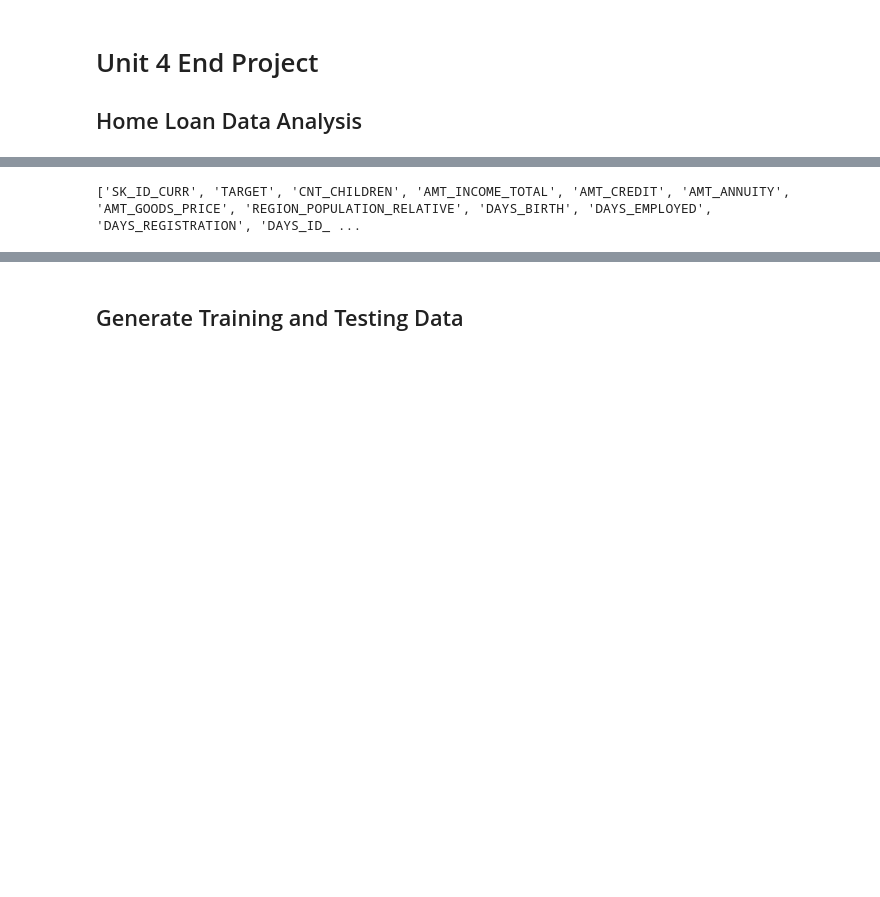
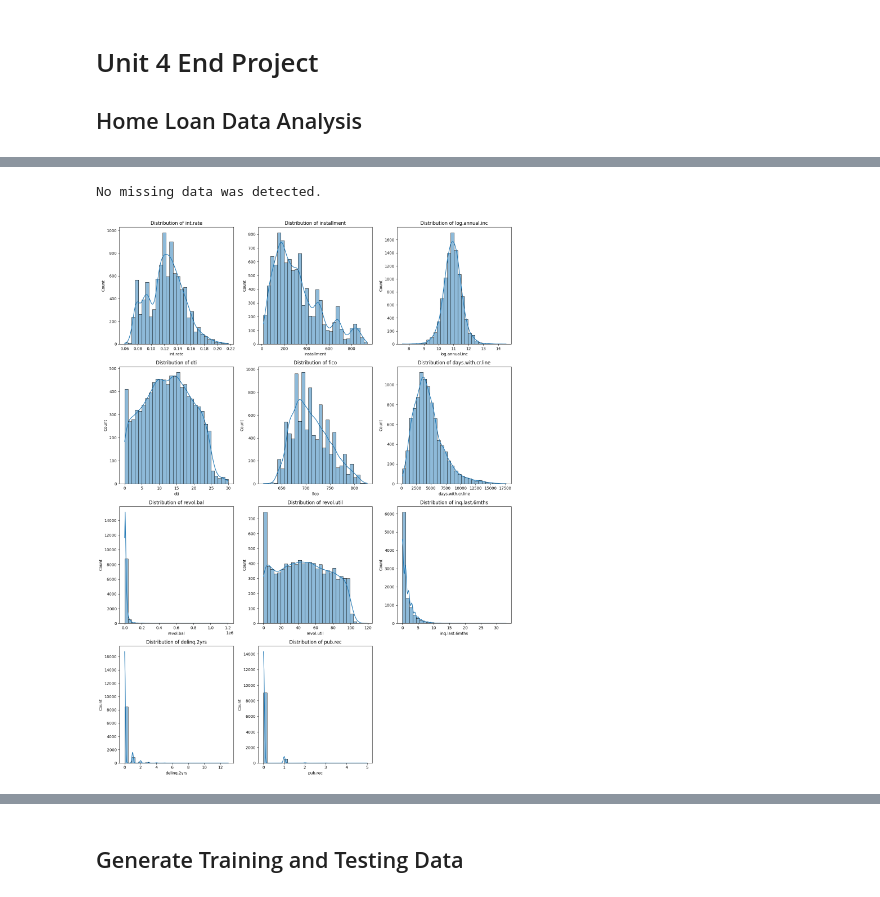
Before and after one commit to kebo0267/RNNs, a Jupyter notebook: Unit_4_End_Project/UNIT_4_end.ipynb, the cells around one changed output, grey strips where cells are left out. Cells and saved outputs as stored; diff of their text form; code cells hidden in the pictures; blank space fills up the shorter version.

```diff
--- a/Unit_4_End_Project/UNIT_4_end.ipynb
+++ b/Unit_4_End_Project/UNIT_4_end.ipynb
@@ -12,8 +32,8 @@ import pandas as pd
 import DataProcessing as dp
 # %%
 processor = dp.DataProcessing()
-processor.loadFrom_CSV("../data/Home_Loan.csv")
-processor.set_target("TARGET")
+processor.loadFrom_CSV("../data/Lending_Club.csv")
+processor.set_target("credit.policy")
 print(processor.get_data().info())
 # %% [output]
 <class 'pandas.DataFrame'>
@@ -62,4 +115,4 @@ else:
     key_list = list(missing_data.keys())
     tmp_df = processor.getMissingValues(key_list)
 # %% [output]
-['SK_ID_CURR', 'TARGET', 'CNT_CHILDREN', 'AMT_INCOME_TOTAL', 'AMT_CREDIT', 'AMT_ANNUITY', 'AMT_GOODS_PRICE', 'REGION_POPULATION_RELATIVE', 'DAYS_BIRTH', 'DAYS_EMPLOYED', 'DAYS_REGISTRATION', 'DAYS_ID_ ...
+No missing data was detected.
@@ -73,0 +119,4 @@ processor.processWithStandardScaler(inplace=False)
+# %%
+processor.get_histogram_plot(ignore=["credit.policy"])
+# %% [output]
+[figure, new version]
```
Also changed, not shown: parts of 10 cells of this notebook, 7 other files.
